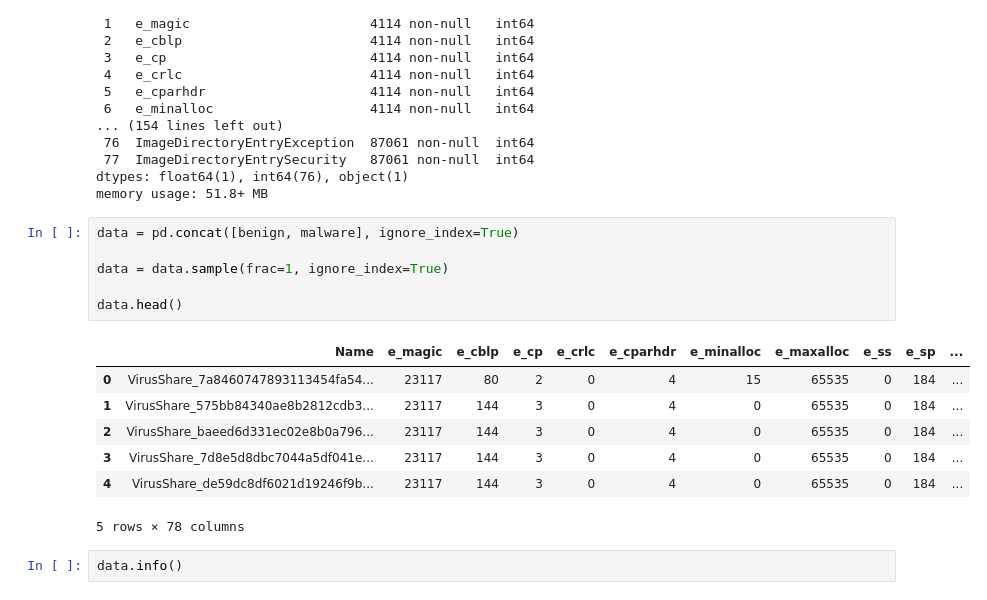
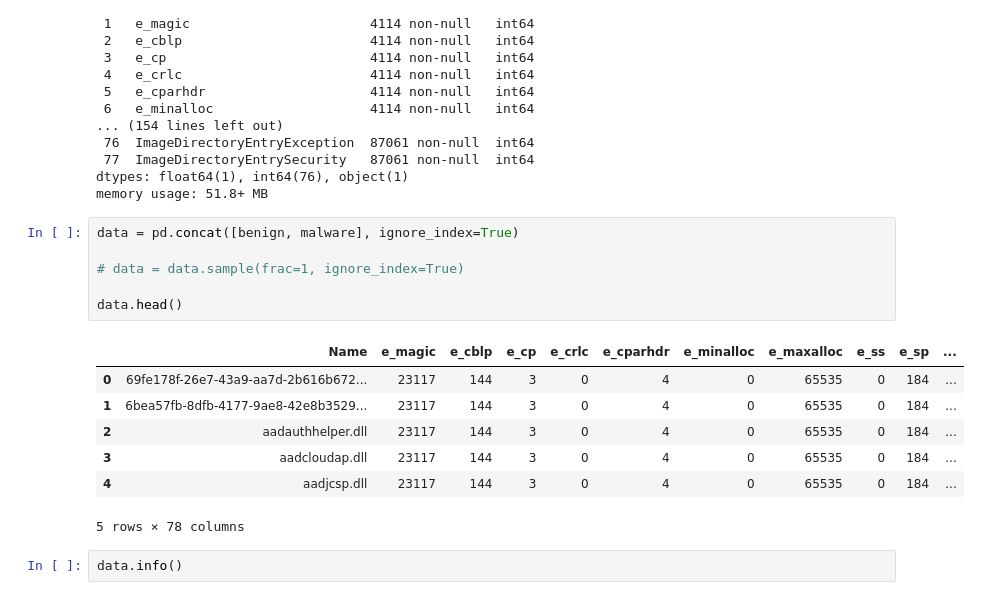
Before and after one commit to smourog/TFG, a Jupyter notebook: MalCla.ipynb, the cells around one changed output. Cells and saved outputs as stored; diff of their text form.

```diff
--- a/MalCla.ipynb
+++ b/MalCla.ipynb
@@ -63,16 +68,16 @@ memory usage: 51.8+ MB
 # %%
 data = pd.concat([benign, malware], ignore_index=True)
 
-data = data.sample(frac=1, ignore_index=True)
+# data = data.sample(frac=1, ignore_index=True)
 
 data.head()
 # %% [output]
 |  | Name | e_magic | e_cblp | e_cp | e_crlc | e_cparhdr | e_minalloc | e_maxalloc | e_ss | e_sp | ... |
-| 0 | VirusShare_7a8460747893113454fa54... | 23117 | 80 | 2 | 0 | 4 | 15 | 65535 | 0 | 184 | ... |
-| 1 | VirusShare_575bb84340ae8b2812cdb3... | 23117 | 144 | 3 | 0 | 4 | 0 | 65535 | 0 | 184 | ... |
-| 2 | VirusShare_baeed6d331ec02e8b0a796... | 23117 | 144 | 3 | 0 | 4 | 0 | 65535 | 0 | 184 | ... |
-| 3 | VirusShare_7d8e5d8dbc7044a5df041e... | 23117 | 144 | 3 | 0 | 4 | 0 | 65535 | 0 | 184 | ... |
-| 4 | VirusShare_de59dc8df6021d19246f9b... | 23117 | 144 | 3 | 0 | 4 | 0 | 65535 | 0 | 184 | ... |
+| 0 | 69fe178f-26e7-43a9-aa7d-2b616b672... | 23117 | 144 | 3 | 0 | 4 | 0 | 65535 | 0 | 184 | ... |
+| 1 | 6bea57fb-8dfb-4177-9ae8-42e8b3529... | 23117 | 144 | 3 | 0 | 4 | 0 | 65535 | 0 | 184 | ... |
+| 2 | aadauthhelper.dll | 23117 | 144 | 3 | 0 | 4 | 0 | 65535 | 0 | 184 | ... |
+| 3 | aadcloudap.dll | 23117 | 144 | 3 | 0 | 4 | 0 | 65535 | 0 | 184 | ... |
+| 4 | aadjcsp.dll | 23117 | 144 | 3 | 0 | 4 | 0 | 65535 | 0 | 184 | ... |
 5 rows × 78 columns
 # %%
 data.info()
```
Also changed, not shown: parts of 9 cells of this notebook, 1 other file.
